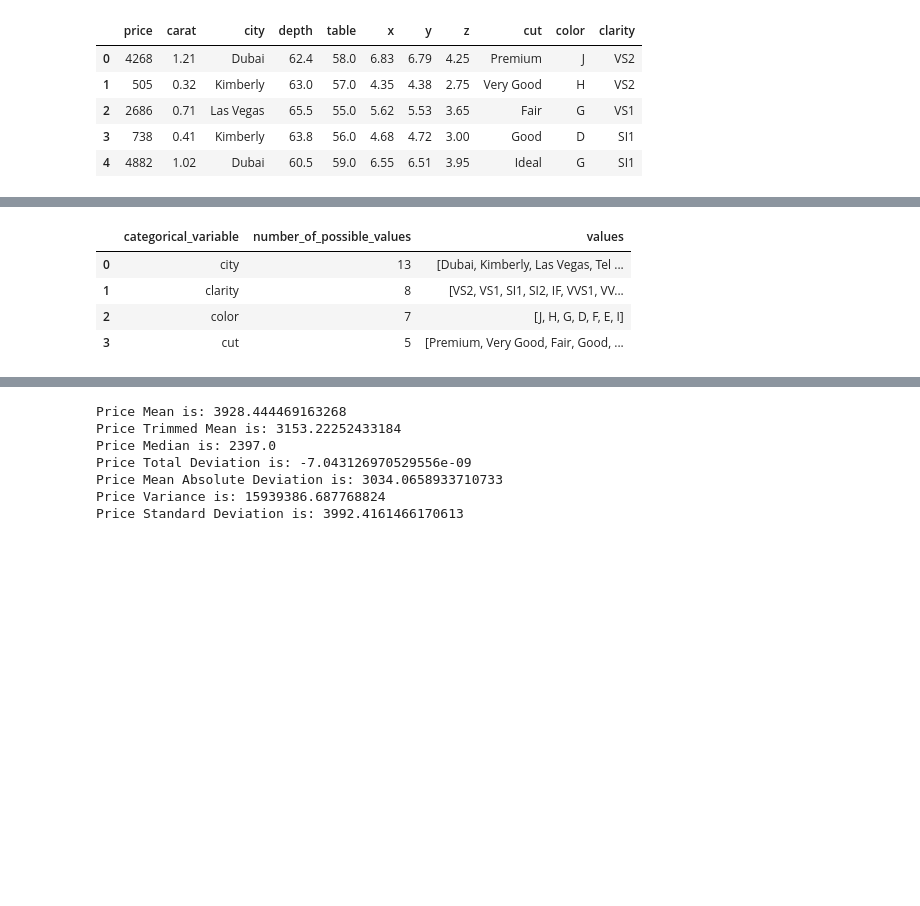
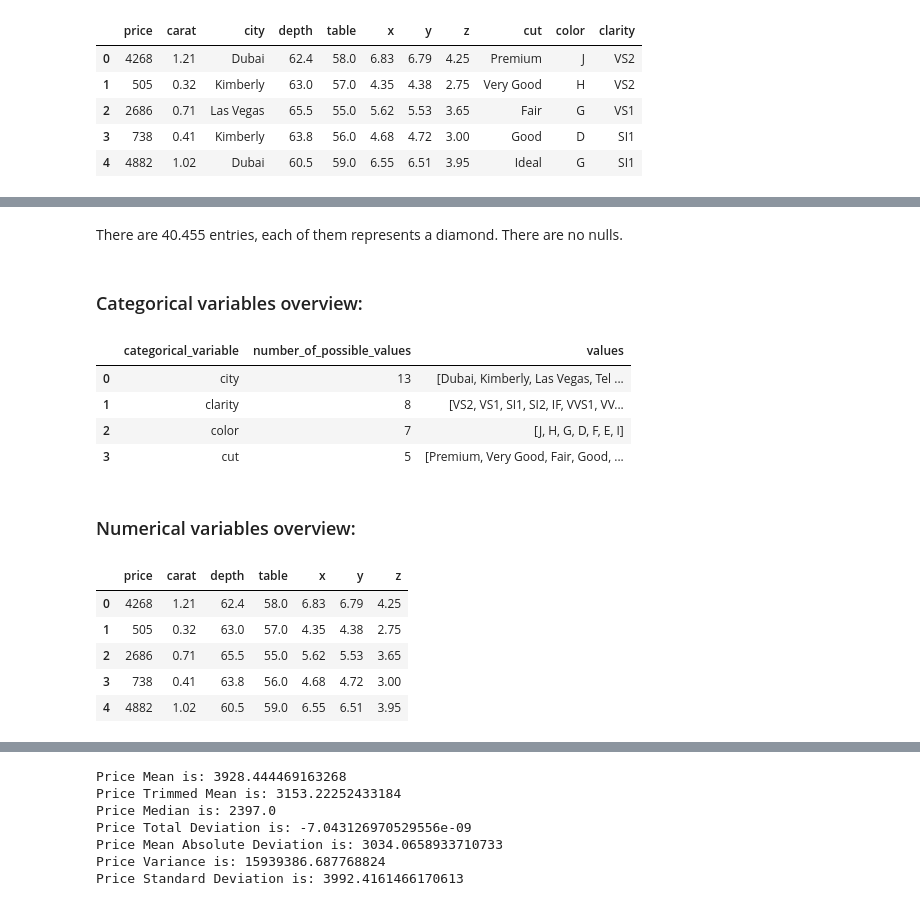
Before and after one commit to Kristinawk/EDA_Diamonds, a Jupyter notebook: notebooks/EDA.ipynb, the cells around one changed output, grey strips where cells are left out. Cells and saved outputs as stored; diff of their text form; code cells hidden in the pictures; blank space fills up the shorter version.

```diff
--- a/notebooks/EDA.ipynb
+++ b/notebooks/EDA.ipynb
@@ -46 +47,5 @@ memory usage: 4.3+ MB
+# %% [markdown]
+There are 40.455 entries, each of them represents a diamond. There are no nulls.
+# %% [markdown]
+### Categorical variables overview:
 # %%
@@ -77,3 +82,16 @@ df_cat_var
 | 1 | clarity | 8 | [VS2, VS1, SI1, SI2, IF, VVS1, VV... |
 | 2 | color | 7 | [J, H, G, D, F, E, I] |
 | 3 | cut | 5 | [Premium, Very Good, Fair, Good, ... |
+# %% [markdown]
+### Numerical variables overview:
+# %%
+num_var_lst = ([i for i in list(diamonds.columns) if i not in cat_var_lst])
+df_num_var = diamonds[num_var_lst]
+df_num_var.head()
+# %% [output]
+|  | price | carat | depth | table | x | y | z |
+| 0 | 4268 | 1.21 | 62.4 | 58.0 | 6.83 | 6.79 | 4.25 |
+| 1 | 505 | 0.32 | 63.0 | 57.0 | 4.35 | 4.38 | 2.75 |
+| 2 | 2686 | 0.71 | 65.5 | 55.0 | 5.62 | 5.53 | 3.65 |
+| 3 | 738 | 0.41 | 63.8 | 56.0 | 4.68 | 4.72 | 3.00 |
+| 4 | 4882 | 1.02 | 60.5 | 59.0 | 6.55 | 6.51 | 3.95 |
```
Also changed, not shown: parts of 32 cells of this notebook.
